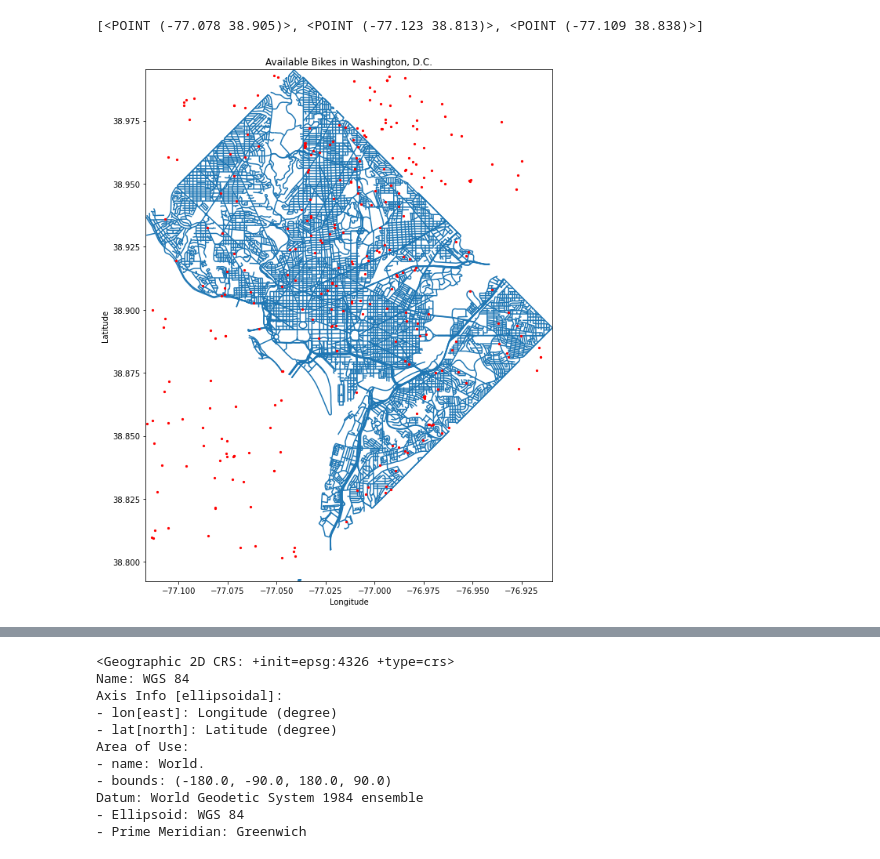
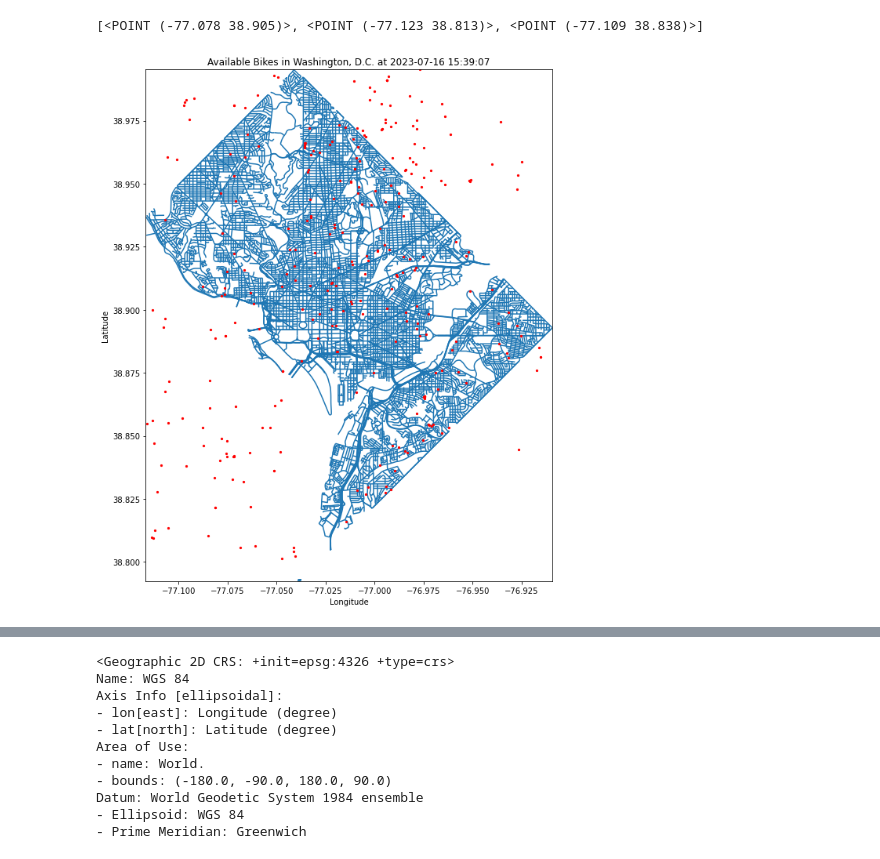
Before and after one commit to Maxremmo/Bike-Sharing-ML, a Jupyter notebook: realtime_bikeshare_data.ipynb, the cells around one changed output, grey strips where cells are left out. Saved outputs shown, nothing was run; the diff lists cells and outputs as text; code cells hidden in the pictures.

Commit message:
added update timestamp to plots

```diff
--- a/realtime_bikeshare_data.ipynb
+++ b/realtime_bikeshare_data.ipynb
@@ -232,28 +238,30 @@ geo_df = gpd.GeoDataFrame(df_bikes, #specify our data
 # %%
 washington = gpd.read_file('datasets/tl_2018_11001_roads/tl_2018_11001_roads.shp')
 
 # Create a new figure and axis
 
 fig, ax = plt.subplots(figsize=(12, 12))
 # Plot the Washington, D.C. map
 washington.plot(ax=ax, zorder= 1)
 
 # Plot the GeoDataFrame on the axis
 geo_df.plot(ax=ax, marker='o', color='red', markersize=5, zorder=2)
 
 # Set the plot extent to Washington, D.C.
 ax.set_xlim(washington.total_bounds[0], washington.total_bounds[2])
 ax.set_ylim(washington.total_bounds[1], washington.total_bounds[3])
 
+updated_time = df_bikes.iloc[1,10]
+
 # Customize the map appearance (optional)
-ax.set_title("Available Bikes in Washington, D.C.")
+ax.set_title(f"Available Bikes in Washington, D.C. at {updated_time}")
 ax.set_xlabel("Longitude")
 ax.set_ylabel("Latitude")
 
 # Display the map
 plt.show()
 # %% [output]
-[figure, old version]
+[figure, new version]
 # %%
 df_station_status = pd.DataFrame(parse_station_status(station_status(main_request(base_url))))
 # %%
```
Also changed, not shown: parts of 11 cells of this notebook.
